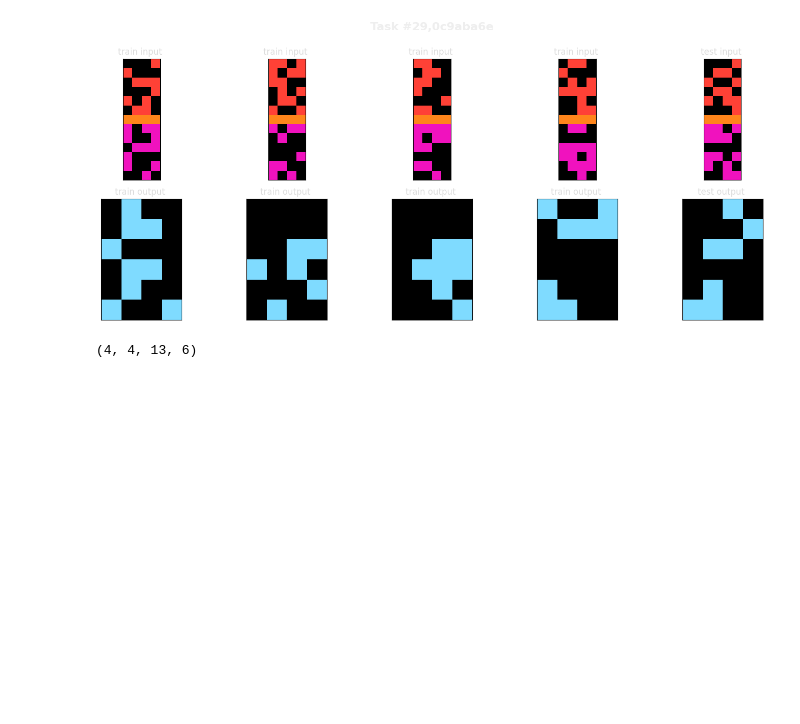
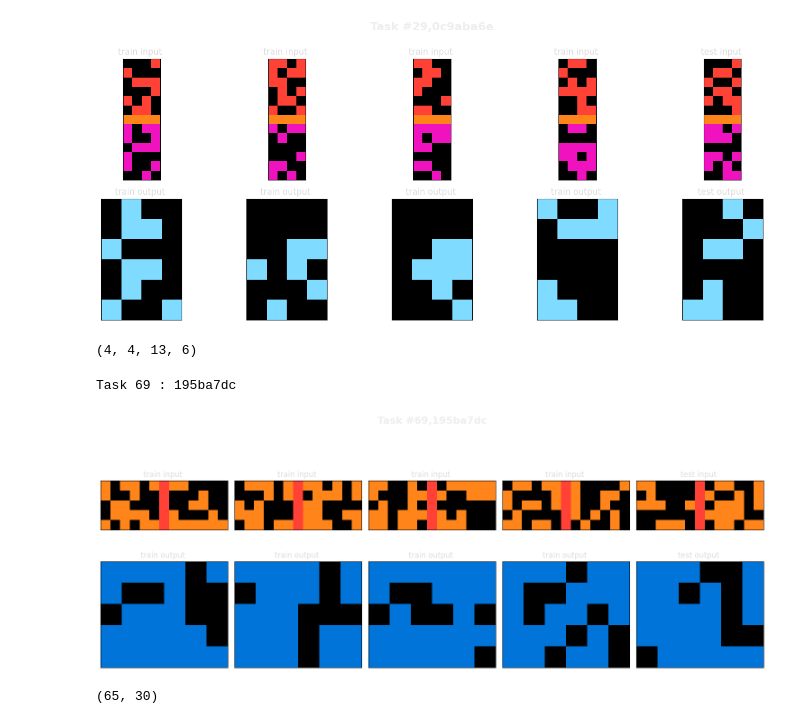
Before and after one commit to ZeroDTE/Arc_Prize, a Jupyter notebook: taks_visual.ipynb, the cells around one changed output. Cells and saved outputs as stored; diff of their text form; code cells hidden in the pictures; blank space fills up the shorter version.

```diff
--- a/taks_visual.ipynb
+++ b/taks_visual.ipynb
@@ -331,3 +331,23 @@ widthIn(task1),widthOut(task1),heightIn(task1),heightOut(task1)
 Task 29 : 0c9aba6e
 [figure]
 (4, 4, 13, 6)
+# %%
+def AreaIn(task):
+
+    for x,y in zip(*get_objects(task)):
+        s =np.shape(x)[0] * np.shape(x)[1]
+    return s
+
+def AreaOut(task):
+    for x,y in zip(*get_objects(task)):
+        s =np.shape(y)[0] * np.shape(y)[1]
+    return s
+# %%
+i = 69
+task= fast_task(i)
+fastPlot(i)
+AreaIn(task),AreaOut(task)
+# %% [output]
+Task 69 : 195ba7dc
+[figure, added]
+(65, 30)
```
Also changed, not shown: parts of 3 cells of this notebook.
